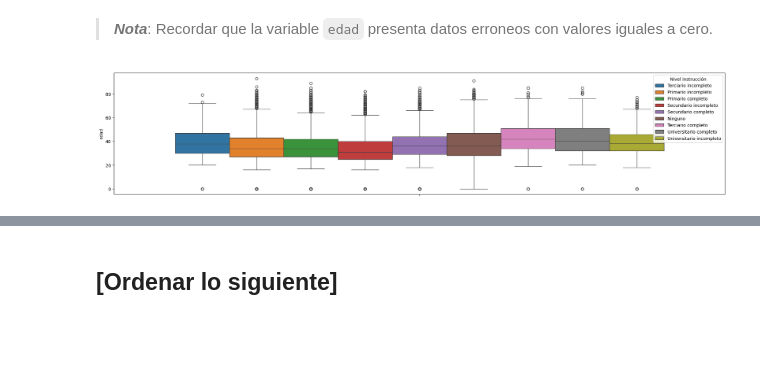
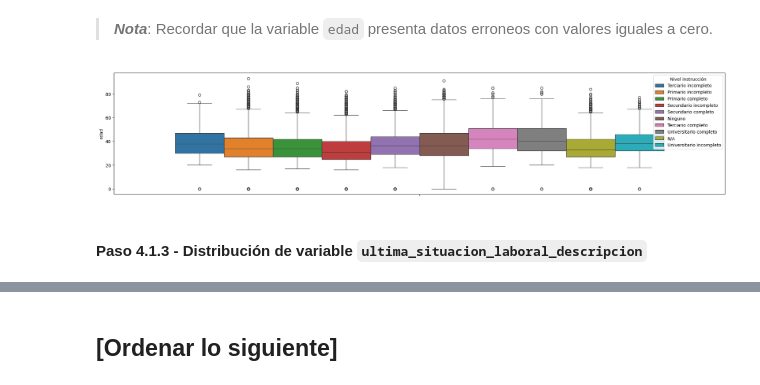
Before and after one commit to gasper-az/CEIA_Analisis_de_datos, a Jupyter notebook: trabajos_practicos/resolucion_tp_01/tp_01.ipynb, the cells around one changed output, grey strips where cells are left out. Drawn from its saved outputs; the diff is of its cells as text; code cells hidden in the pictures; blank space fills up the shorter version.

```diff
--- a/trabajos_practicos/resolucion_tp_01/tp_01.ipynb
+++ b/trabajos_practicos/resolucion_tp_01/tp_01.ipynb
@@ -1394,6 +1393,8 @@ agrupar_por_columnas_info_aggregation(df_sneep_no_ids_csv, ["nivel_instruccion_d
 # %% [markdown]
 > ***Nota***: Recordar que la variable `edad` presenta datos erroneos con valores iguales a cero.
 # %%
-graficar_boxplot(df_sneep_no_ids_csv, col="edad", col_division="nivel_instruccion_descripcion", titulo="Nivel instrucción", figsize=(25,5))
+graficar_boxplot(df_sneep_no_ids_csv.apply(fill_na_as_string_lambda), col="edad", col_division="nivel_instruccion_descripcion", titulo="Nivel instrucción", figsize=(25,5))
 # %% [output]
-[figure, old version]
+[figure, new version]
+# %% [markdown]
+#### Paso 4.1.3 - Distribución de variable `ultima_situacion_laboral_descripcion`
```
Also changed, not shown: parts of 11 cells of this notebook.
